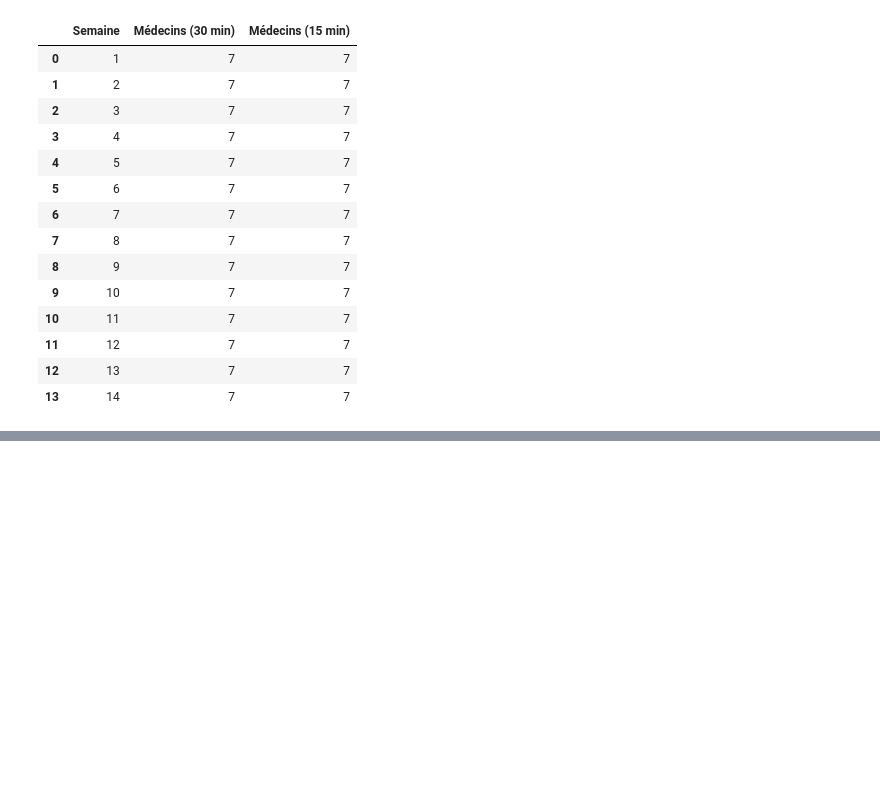
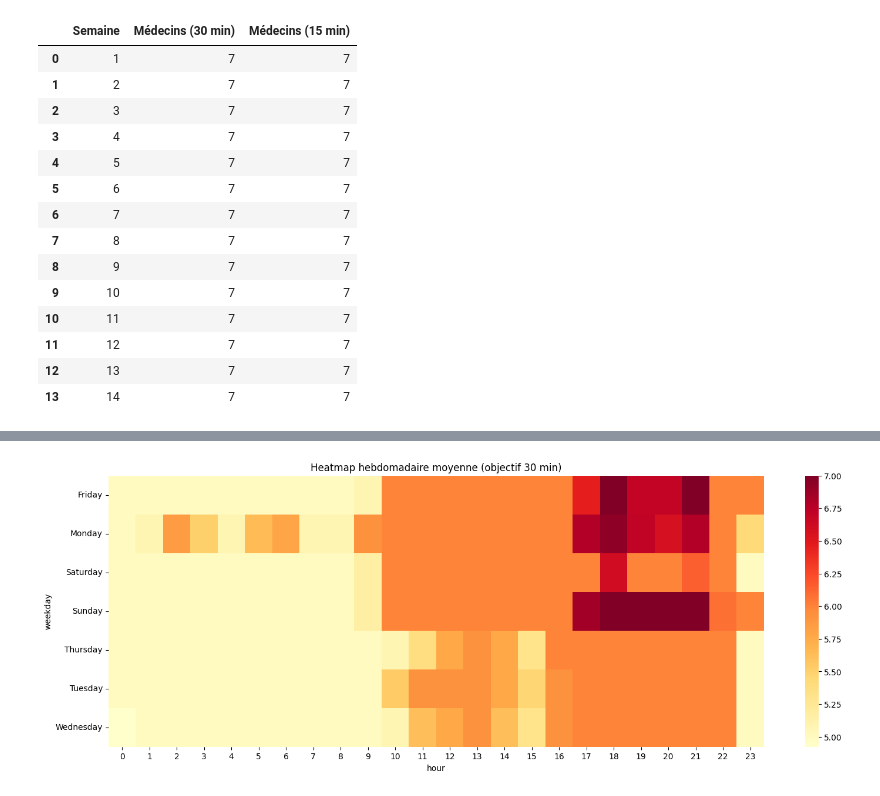
Before and after one commit to John-dotcom-cyber/hospital-emergency-optimizer, a Jupyter notebook: notebooks/prediction/prediction_basique.ipynb, the cells around one changed output, grey strips where cells are left out. Cells and saved outputs as stored; diff of their text form; code cells hidden in the pictures; blank space fills up the shorter version.

```diff
--- a/notebooks/prediction/prediction_basique.ipynb
+++ b/notebooks/prediction/prediction_basique.ipynb
@@ -1271,0 +1305,16 @@ plages_critiques.to_excel("plages_critiques.xlsx", index=False)
+# %%
+mmc["weekday"] = mmc["ds"].dt.day_name()
+
+heatmap_week = mmc.pivot_table(
+    index="weekday",
+    columns="hour",
+    values="c_opt_30min",
+    aggfunc="mean"
+)
+
+plt.figure(figsize=(18, 6))
+sns.heatmap(heatmap_week, cmap="YlOrRd", annot=False)
+plt.title("Heatmap hebdomadaire moyenne (objectif 30 min)")
+plt.show()
+# %% [output]
+[figure, added]
```
Also changed, not shown: parts of 50 cells of this notebook, 15 other files.
